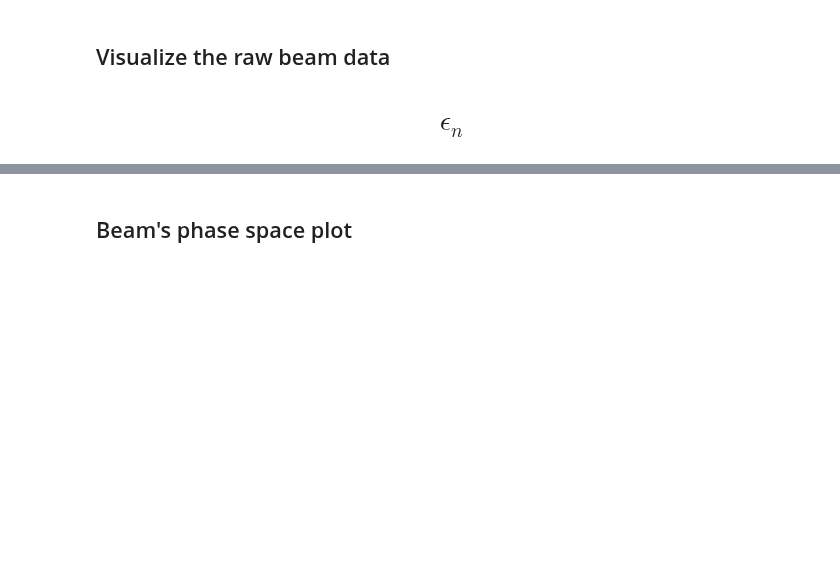
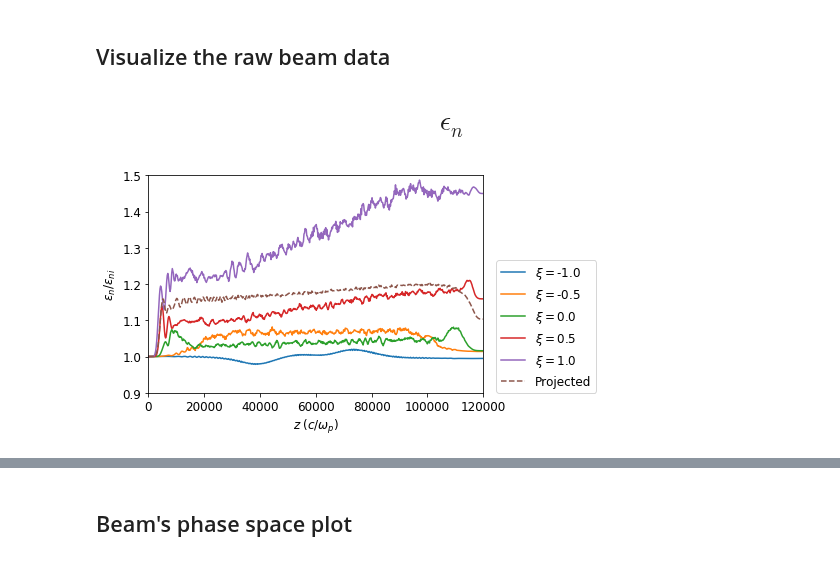
Before and after one commit to uclazyj/JupyterQpic, a Jupyter notebook: QPAD.ipynb, the cells around one changed output, grey strips where cells are left out. Saved outputs shown, nothing was run; the diff lists cells and outputs as text; code cells hidden in the pictures; blank space fills up the shorter version.

```diff
--- a/QPAD.ipynb
+++ b/QPAD.ipynb
@@ -237,18 +239,20 @@ for i in range(len(xi_s)):
 # %%
 pyVisQP = reload(pyVisQP)
 import matplotlib.pyplot as plt
 fig, ax = plt.subplots()
 for i in range(len(xi_s)):
     plt.plot(parameters_xi_s[i]['s'], parameters_xi_s[i]['epsilon_n_x']/np.float64(parameters_xi_s[i]['epsilon_n_x'][0]),label='$\\xi =$' + str(xi_s[i]) )
 plt.plot(parameters['s'], parameters['epsilon_n_x']/np.float64(parameters['epsilon_n_x'][0]),'--',label='Projected')
 plt.xlabel('$z\;(c/\omega_p)$')
 plt.ylabel('$\epsilon_n / \epsilon_{ni}$')
-plt.xlim([0,80000])
-plt.ylim([1,1.8])
+plt.xlim([0,120000])
+plt.ylim([0.9,1.5])
 plt.legend(loc=(1.04,0))
 plt.rcParams.update({'font.size': 12})
 fig.savefig('beam'+str(beam_number)+'_emitn_slices.png', format='png',bbox_inches = 'tight')
 plt.show()
+# %% [output]
+[figure, added]
 # %%
 pyVisQP = reload(pyVisQP)
 import matplotlib.pyplot as plt
```
Also changed, not shown: parts of 2 cells of this notebook.
